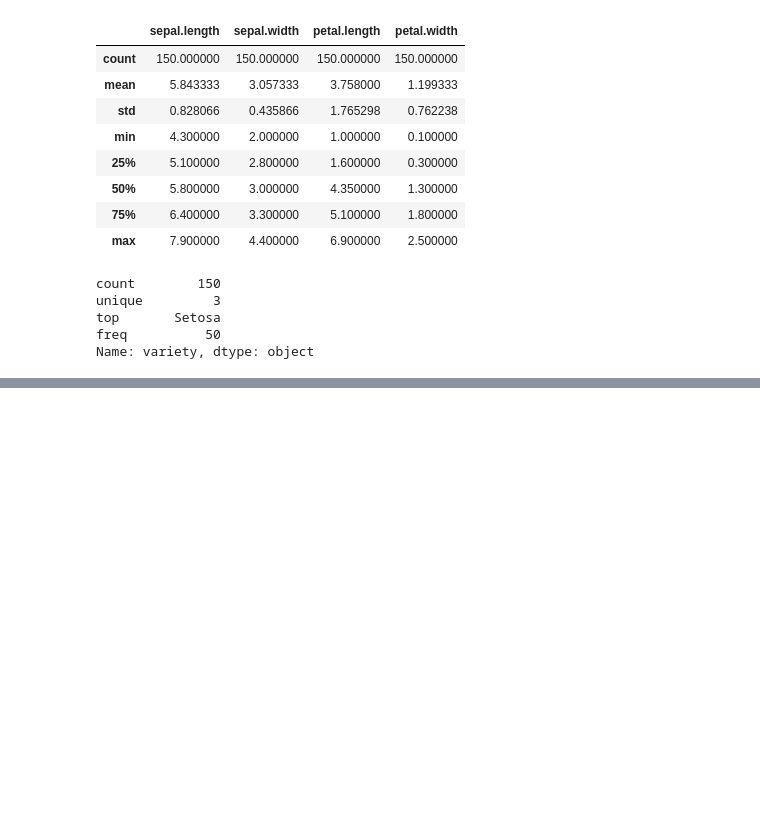
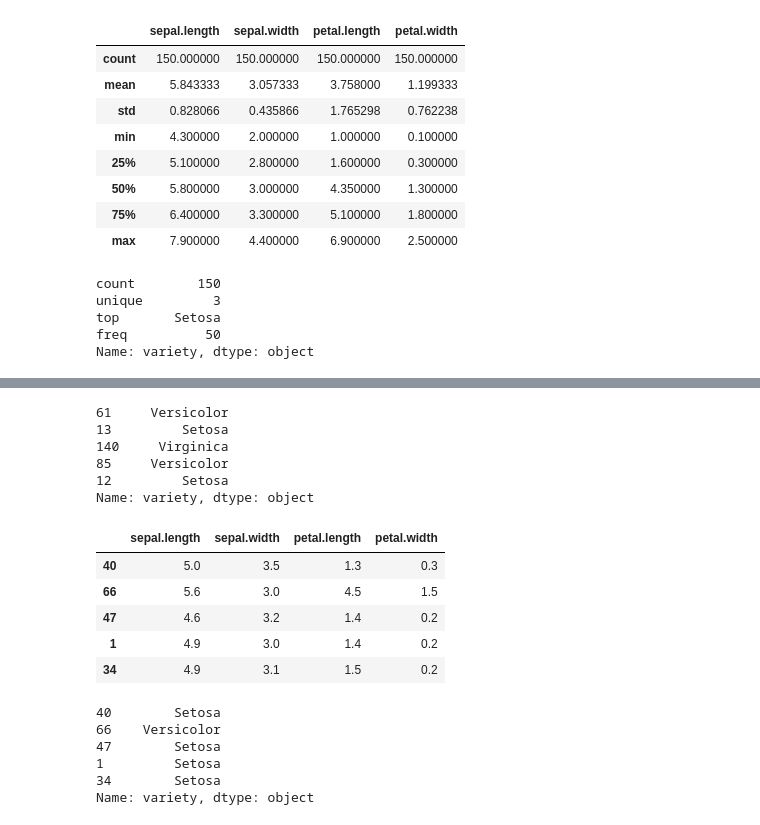
Before and after one commit to NandiniTayal/IRIS-DATA-ANALYSIS, a Jupyter notebook: IRIS_DATA_ANALYSIS.ipynb, the cells around one changed output, grey strips where cells are left out. Drawn from its saved outputs; the diff is of its cells as text; code cells hidden in the pictures; blank space fills up the shorter version.

```diff
--- a/IRIS_DATA_ANALYSIS.ipynb
+++ b/IRIS_DATA_ANALYSIS.ipynb
@@ -159,0 +193,27 @@ Name: variety, dtype: object
+# %%
+train_Y.head()
+# %% [output]
+61     Versicolor
+13         Setosa
+140     Virginica
+85     Versicolor
+12         Setosa
+Name: variety, dtype: object
+# %%
+test_X.head()
+# %% [output]
+|  | sepal.length | sepal.width | petal.length | petal.width |
+| 40 | 5.0 | 3.5 | 1.3 | 0.3 |
+| 66 | 5.6 | 3.0 | 4.5 | 1.5 |
+| 47 | 4.6 | 3.2 | 1.4 | 0.2 |
+| 1 | 4.9 | 3.0 | 1.4 | 0.2 |
+| 34 | 4.9 | 3.1 | 1.5 | 0.2 |
+# %%
+test_Y.head()
+# %% [output]
+40        Setosa
+66    Versicolor
+47        Setosa
+1         Setosa
+34        Setosa
+Name: variety, dtype: object
```
Also changed, not shown: parts of 12 cells of this notebook.
